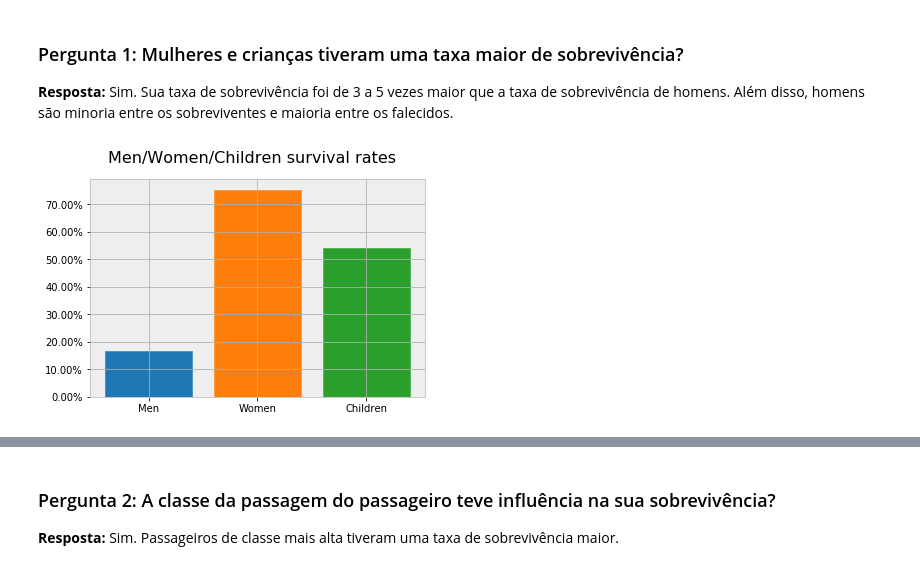
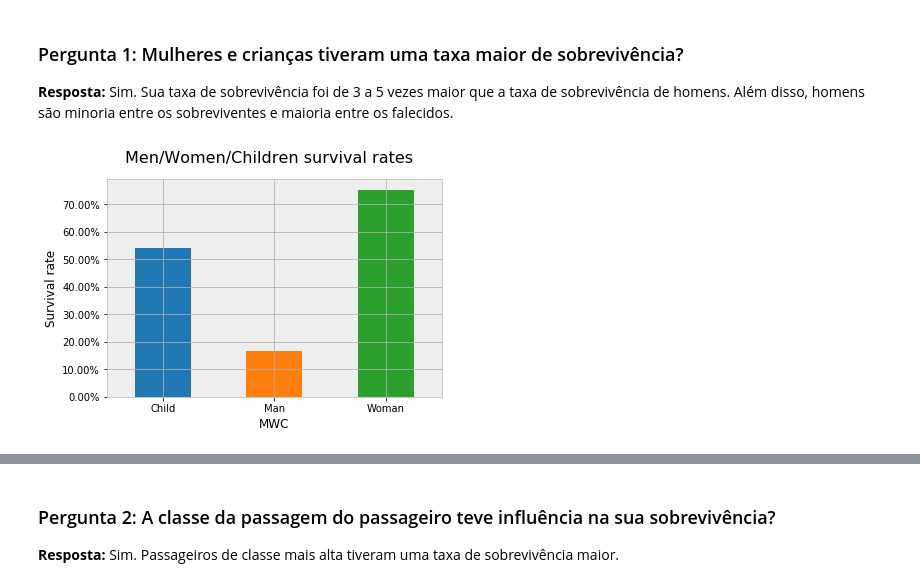
Before and after one commit to georgebrindeiro/udacity_nd110_investigate-a-dataset, a Jupyter notebook: investigate-a-dataset.ipynb, the cells around one changed output, grey strips where cells are left out. Cells and saved outputs as stored; diff of their text form; code cells hidden in the pictures.

```diff
--- a/investigate-a-dataset.ipynb
+++ b/investigate-a-dataset.ipynb
@@ -187,60 +187,30 @@ df.head()
 ### Pergunta 1: Mulheres e crianças tiveram uma taxa maior de sobrevivência?
 
 **Resposta:** Sim. Sua taxa de sobrevivência foi de 3 a 5 vezes maior que a taxa de sobrevivência de homens. Além disso, homens são minoria entre os sobreviventes e maioria entre os falecidos.
-# %%
-df_q1_mwc = df.groupby('MWC')['Survived'].value_counts().sort_index();
-
-#print(df_q1_mwc,'\n')
-
-df_q1_m0 = df_q1_mwc['Man'][0]
-df_q1_m1 = df_q1_mwc['Man'][1]
-df_q1_w0 = df_q1_mwc['Woman'][0]
-df_q1_w1 = df_q1_mwc['Woman'][1]
-df_q1_c0 = df_q1_mwc['Child'][0]
-df_q1_c1 = df_q1_mwc['Child'][1]
-
-m_sr = df_q1_m1/(df_q1_m0 + df_q1_m1)
-w_sr = df_q1_w1/(df_q1_w0 + df_q1_w1)
-c_sr = df_q1_c1/(df_q1_c0 + df_q1_c1)
-
-#print('Men survival rate: ' + str(round(100*m_sr,2)) + '%')
-#print('Women survival rate: ' + str(round(100*w_sr,2)) + '%')
-#print('Children survival rate: ' + str(round(100*c_sr,2)) + '%')
-
-s_mr = df_q1_m1/(df_q1_m1 + df_q1_w1 + df_q1_c1)
-s_wr = df_q1_w1/(df_q1_m1 + df_q1_w1 + df_q1_c1)
-s_cr = df_q1_c1/(df_q1_m1 + df_q1_w1 + df_q1_c1)
-
-d_mr = df_q1_m0/(df_q1_m0 + df_q1_w0 + df_q1_c0)
-d_wr = df_q1_w0/(df_q1_m0 + df_q1_w0 + df_q1_c0)
-d_cr = df_q1_c0/(df_q1_m0 + df_q1_w0 + df_q1_c0)
-
-# Gráficos de barras com taxas de sobrevivência para homens, mulheres e crianças
-labels = 'Men', 'Women', 'Children'
-x = np.arange(3)
-survival = [m_sr, w_sr, c_sr]
-
-def percentage(x, pos):
-    'The two args are the value and tick position'
-    return '%1.2f%%' % (x * 100)
-
-from matplotlib.ticker import FuncFormatter
-formatter = FuncFormatter(percentage)
-
-fig, ax = plt.subplots();
-
-fig.suptitle('Men/Women/Children survival rates', fontsize=16)
-
-ax.yaxis.set_major_formatter(formatter);
-barlist = plt.bar(x, survival);
-
-barlist[0].set_color(m_color)
-barlist[1].set_color(w_color)
-barlist[2].set_color(c_color)
-
-plt.xticks(x, labels);
-plt.show();
-# %% [output]
-[figure, removed]
+# %%
+df_q1_mwc = df.groupby(['MWC', 'Survived']).size() / df.groupby('MWC').size()
+
+# Função auxiliar para formatar eixo y em porcentagem
+def percentage(x, pos):
+    'The two args are the value and tick position'
+    return '%1.2f%%' % (x * 100)
+
+# Gráficos de barras com taxas de sobrevivência para primeira, segunda e terceira classes
+from matplotlib.ticker import FuncFormatter
+formatter = FuncFormatter(percentage) # Reaproveitando a função percentage já definida
+
+fig, ax = plt.subplots();
+
+fig.suptitle('Men/Women/Children survival rates', fontsize=16)
+
+ax.yaxis.set_major_formatter(formatter);
+
+axes = df_q1_mwc.unstack()[1].plot(kind='bar')
+
+axes.set_ylabel('Survival rate');
+
+plt.xticks(rotation=0);
+# %% [output]
+[figure, added]
 # %%
 # Gráficos de pizza para proporção de homens, mulheres e crianças entre os sobreviventes/falecidos
```
Also changed, not shown: parts of 4 cells of this notebook.
